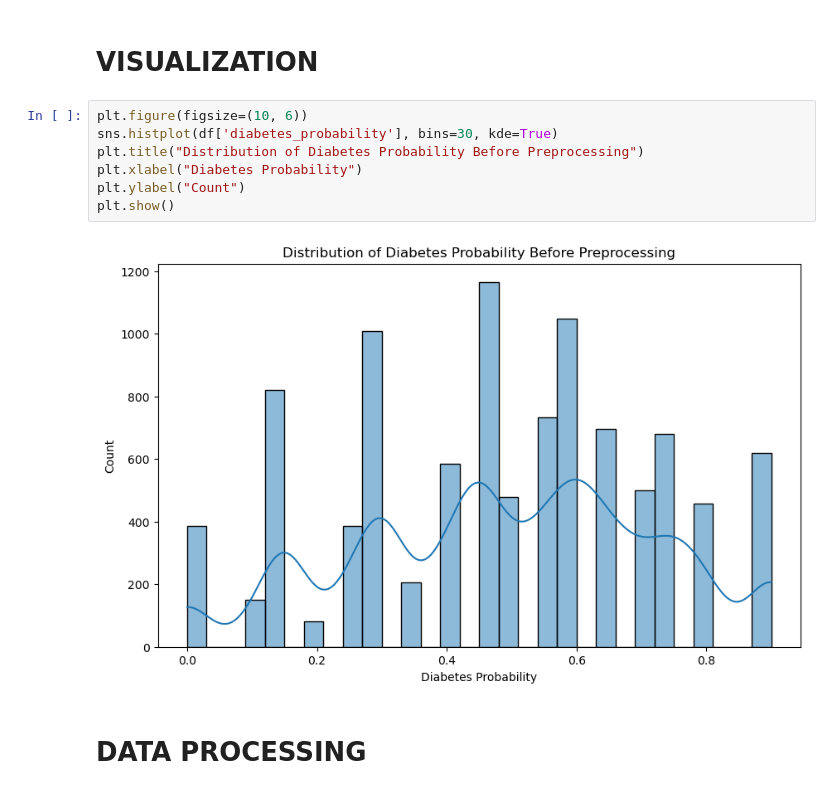
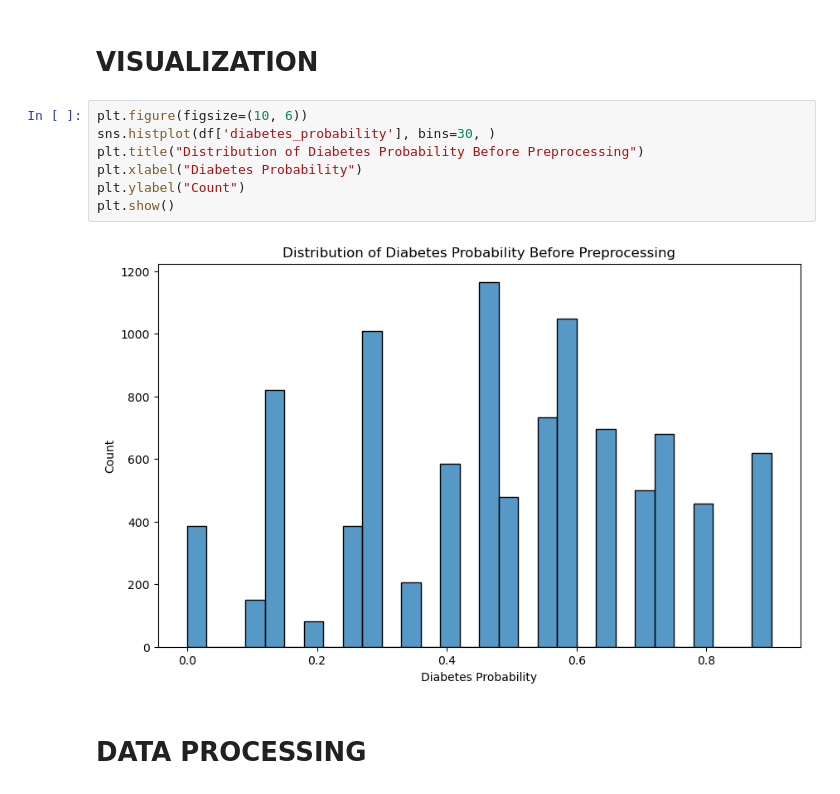
Before and after one commit to jestin84/DIABETIES-RISK-PREDICTION, a Jupyter notebook: Project on diabetes Prediction .ipynb, the cells around one changed output. Saved outputs shown, nothing was run; the diff lists cells and outputs as text.

```diff
--- a/Project on diabetes Prediction .ipynb
+++ b/Project on diabetes Prediction .ipynb
@@ -96,13 +96,13 @@ dtype: int64
 # VISUALIZATION
 # %%
 plt.figure(figsize=(10, 6))
-sns.histplot(df['diabetes_probability'], bins=30, kde=True)
+sns.histplot(df['diabetes_probability'], bins=30, )
 plt.title("Distribution of Diabetes Probability Before Preprocessing")
 plt.xlabel("Diabetes Probability")
 plt.ylabel("Count")
 plt.show()
 # %% [output]
-[figure, old version]
+[figure, new version]
 # %% [markdown]
 # DATA PROCESSING
 # %%
```
Also changed, not shown: parts of 1 cell of this notebook.
